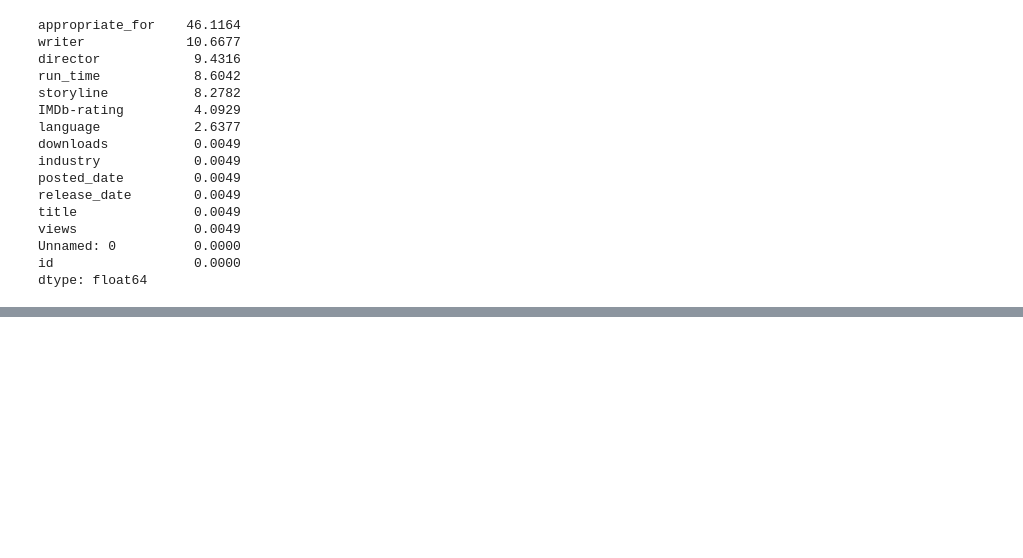
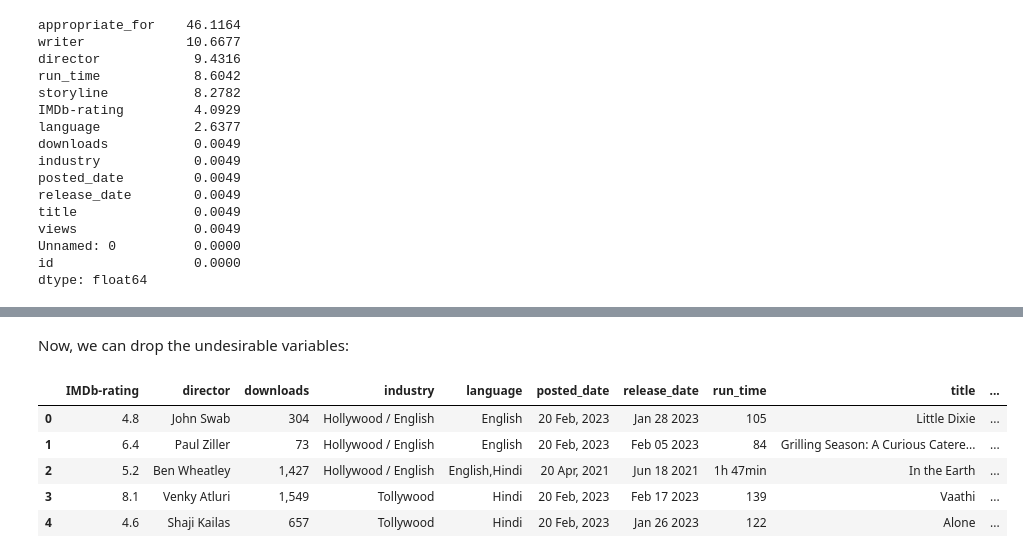
Before and after one commit to JoSEPHDev2022/EDA_Pirated_Movies, a Jupyter notebook: eda_report.ipynb, the cells around one changed output, grey strips where cells are left out. Saved outputs shown, nothing was run; the diff lists cells and outputs as text; code cells hidden in the pictures; blank space fills up the shorter version.

```diff
--- a/eda_report.ipynb
+++ b/eda_report.ipynb
@@ -208,0 +241,20 @@ All other variables have little to none Null values and can be easily filled in
+# %%
+# Creating manipulation copy:
+pirated_films = data.copy()
+# %% [markdown]
+Now, we can drop the undesirable variables:
+# %%
+# Dropping variables:
+pirated_films = (pirated_films
+                 .drop(['Unnamed: 0', 'id', 'storyline', 'writer', 'appropriate_for'],
+                       axis=1))
+# %%
+# Cheking new data:
+pirated_films.head()
+# %% [output]
+|  | IMDb-rating | director | downloads | industry | language | posted_date | release_date | run_time | title | ... |
+| 0 | 4.8 | John Swab | 304 | Hollywood / English | English | 20 Feb, 2023 | Jan 28 2023 | 105 | Little Dixie | ... |
+| 1 | 6.4 | Paul Ziller | 73 | Hollywood / English | English | 20 Feb, 2023 | Feb 05 2023 | 84 | Grilling Season: A Curious Catere... | ... |
+| 2 | 5.2 | Ben Wheatley | 1,427 | Hollywood / English | English,Hindi | 20 Apr, 2021 | Jun 18 2021 | 1h 47min | In the Earth | ... |
+| 3 | 8.1 | Venky Atluri | 1,549 | Tollywood | Hindi | 20 Feb, 2023 | Feb 17 2023 | 139 | Vaathi | ... |
+| 4 | 4.6 | Shaji Kailas | 657 | Tollywood | Hindi | 20 Feb, 2023 | Jan 26 2023 | 122 | Alone | ... |
```
Also changed, not shown: parts of 27 cells of this notebook.
